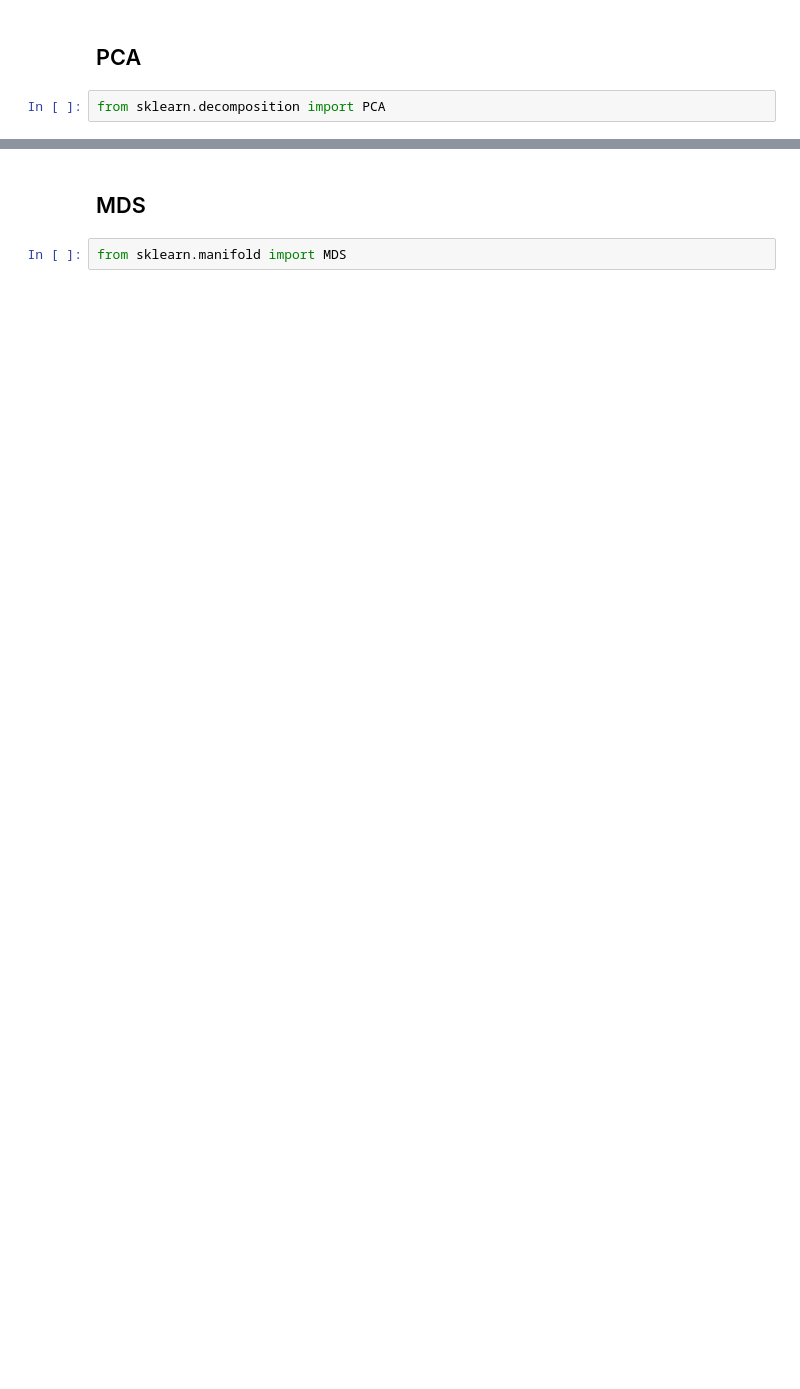
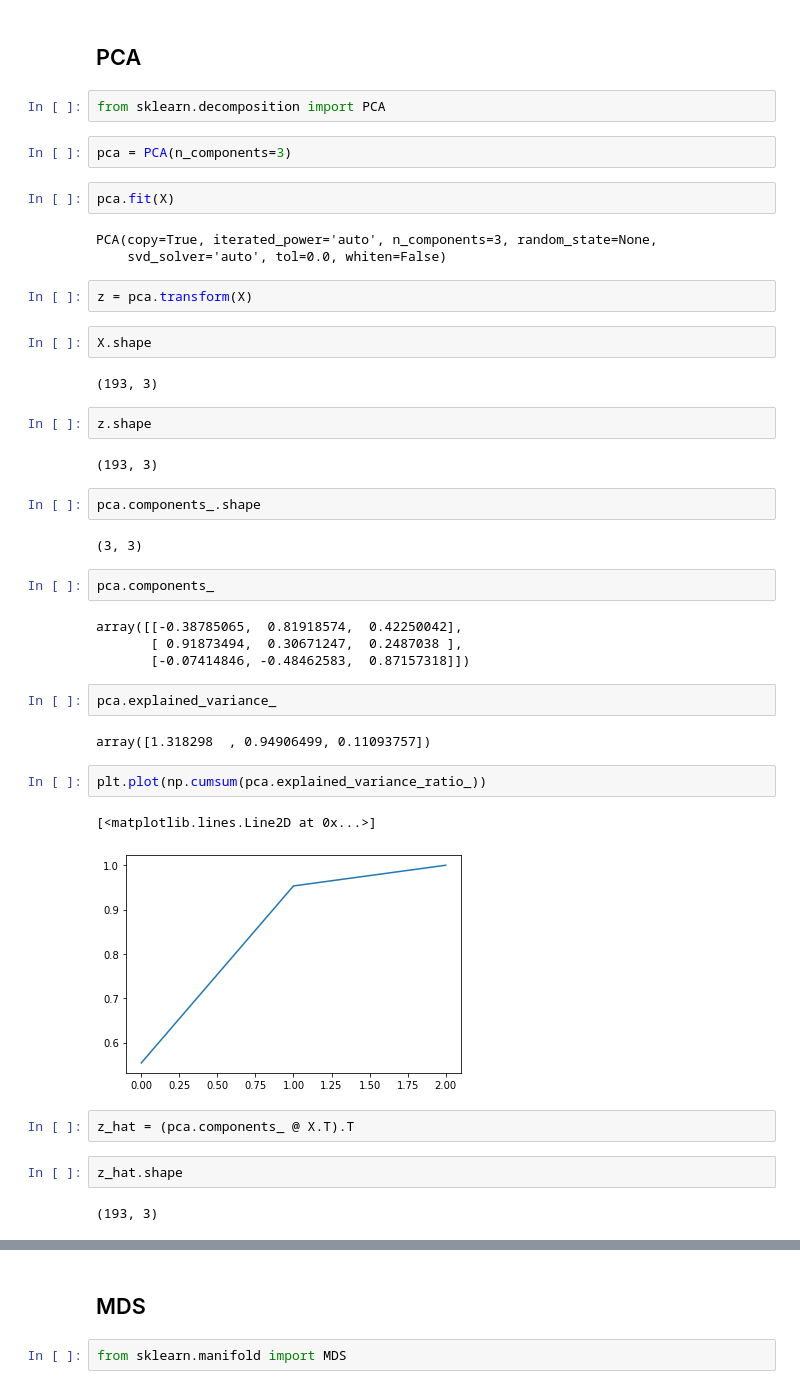
Before and after one commit to myazdani/-ml-viz-2020, a Jupyter notebook: notebooks/low-dim-projections.ipynb, the cells around one changed output, grey strips where cells are left out. Saved outputs shown, nothing was run; the diff lists cells and outputs as text; blank space fills up the shorter version.

```diff
--- a/notebooks/low-dim-projections.ipynb
+++ b/notebooks/low-dim-projections.ipynb
@@ -31,3 +46,45 @@ sns.scatterplot(x = z[:,0], y = z[:,1], hue = df["class"])
 ## PCA
 # %%
 from sklearn.decomposition import PCA
+# %%
+pca = PCA(n_components=3)
+# %%
+pca.fit(X)
+# %% [output]
+PCA(copy=True, iterated_power='auto', n_components=3, random_state=None,
+    svd_solver='auto', tol=0.0, whiten=False)
+# %%
+z = pca.transform(X)
+# %%
+X.shape
+# %% [output]
+(193, 3)
+# %%
+z.shape
+# %% [output]
+(193, 3)
+# %%
+pca.components_.shape
+# %% [output]
+(3, 3)
+# %%
+pca.components_
+# %% [output]
+array([[-0.38785065,  0.81918574,  0.42250042],
+       [ 0.91873494,  0.30671247,  0.2487038 ],
+       [-0.07414846, -0.48462583,  0.87157318]])
+# %%
+pca.explained_variance_
+# %% [output]
+array([1.318298  , 0.94906499, 0.11093757])
+# %%
+plt.plot(np.cumsum(pca.explained_variance_ratio_))
+# %% [output]
+[<matplotlib.lines.Line2D at 0x...>]
+[figure, added]
+# %%
+z_hat = (pca.components_ @ X.T).T
+# %%
+z_hat.shape
+# %% [output]
+(193, 3)
```
Also changed, not shown: parts of 24 cells of this notebook, 3 other files.
